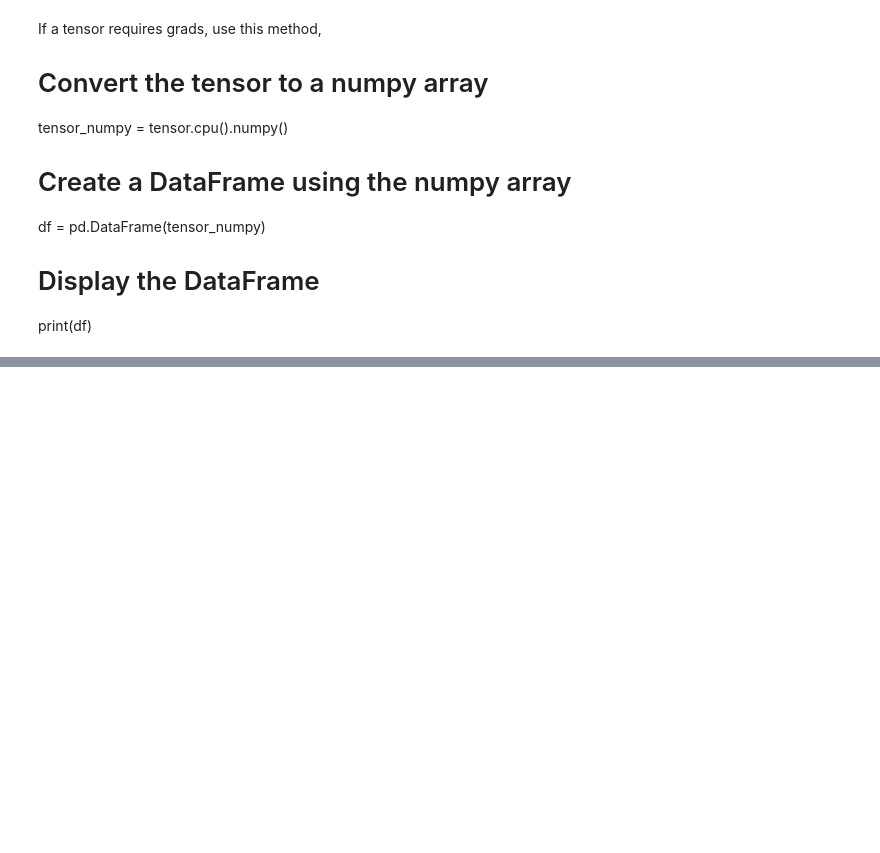
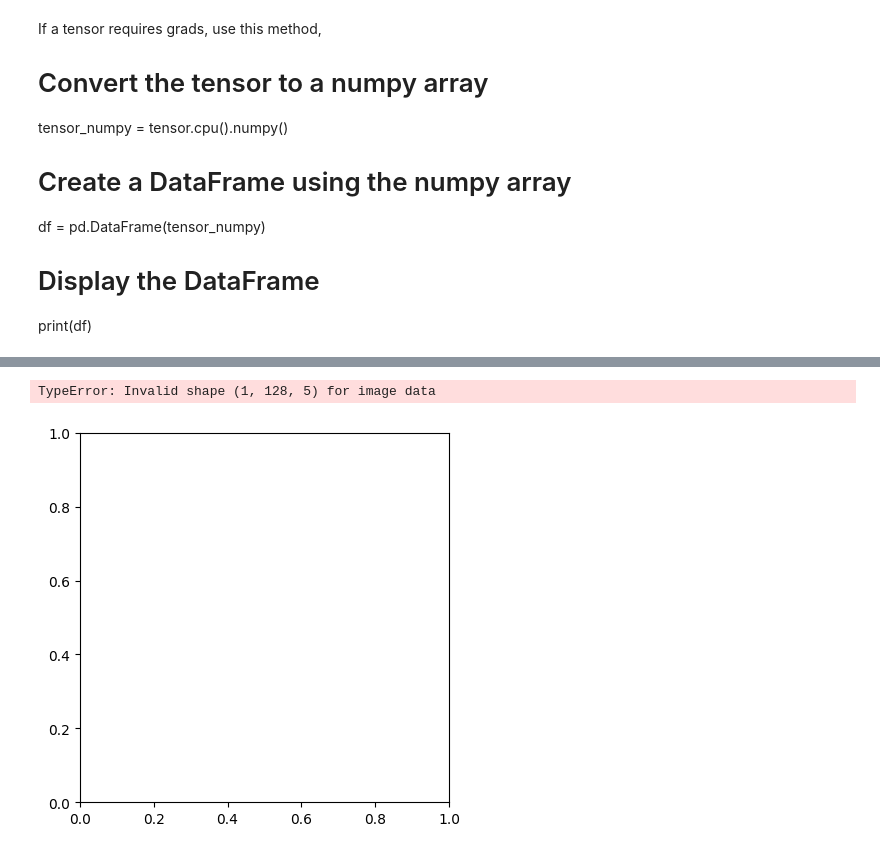
Before and after one commit to NicoCereghini/BarrettThesisProjectResources, a Jupyter notebook: scratch.ipynb, the cells around one changed output, grey strips where cells are left out. Cells and saved outputs as stored; diff of their text form; code cells hidden in the pictures; blank space fills up the shorter version.

```diff
--- a/scratch.ipynb
+++ b/scratch.ipynb
@@ -101,7 +100,7 @@ ValueError: Must pass 2-d input. shape=(1, 5, 16)
 with torch.no_grad():
     attention_weights = torch.matmul(Q, K.transpose(-2, -1)) / math.sqrt(d_model)
     print("Scaled Dot Product:")
-    printTensor(attention_weights)
+    printTensor(attention_weights.numpy()[0, :, :])
 # %% [output]
 Scaled Dot Product:
           0         1         2         3         4
@@ -115,7 +114,7 @@ with torch.no_grad():
     #softmax
     attention_weights = torch.softmax(attention_weights, dim=-1)
     print("Softmax:")
-    printTensor(attention_weights)
+    printTensor(attention_weights.numpy()[0, :, :])
 # %% [output]
 Softmax:
           0         1         2         3         4
@@ -129,6 +128,6 @@ with torch.no_grad():
     #Last linear layer
     print("Output:")
     output = torch.matmul(attention_weights, V)
-    printTensor(output)
+    printTensor(output.numpy()[0, :, :])
 # %% [output]
 Output:
@@ -271,0 +354,12 @@ print(df)
+# %%
+import matplotlib.pyplot as plt
+import numpy as np
+
+output = encoder_output.transpose(1,2)
+output = output.detach().numpy()
+
+plt.imshow(output, cmap='hot')
+plt.show()
+# %% [output]
+TypeError: Invalid shape (1, 128, 5) for image data
+[figure, added]
```
Also changed, not shown: parts of 12 cells of this notebook, 1 other file.
